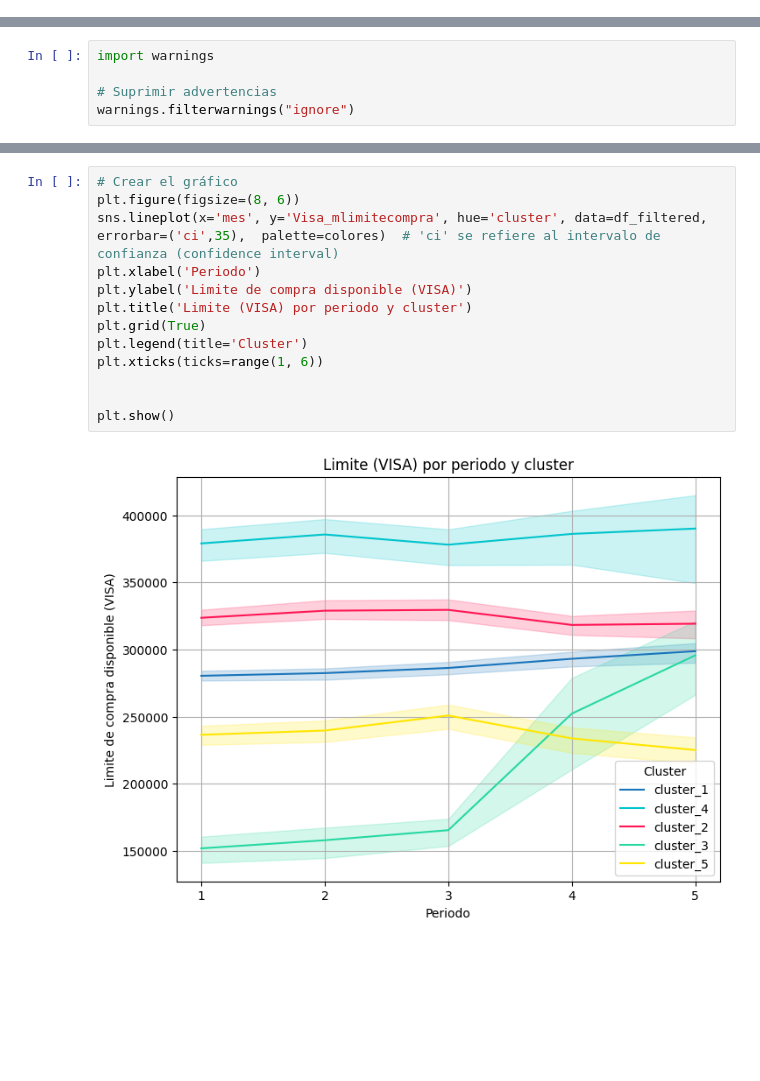
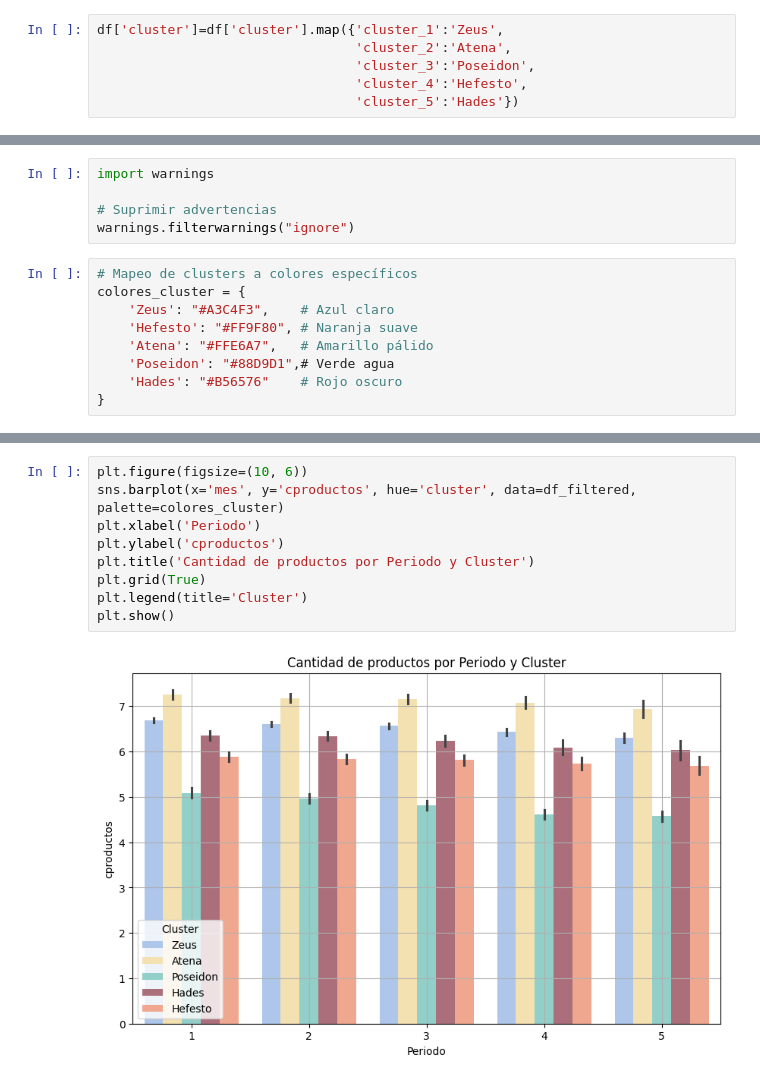
Before and after one commit to milagrosmirusta/dmeyf2024, a Jupyter notebook: Clustering.ipynb, the cells around one changed output, grey strips where cells are left out. Cells and saved outputs as stored; diff of their text form; blank space fills up the shorter version.

```diff
--- a/Clustering.ipynb
+++ b/Clustering.ipynb
@@ -57,6 +57,12 @@ df['cantidad_transacciones'] = df[variables_transacciones].sum(axis=1)
 df['top1_transacciones'] = df[variables_transacciones].idxmax(axis=1)
 df.loc[df['cantidad_transacciones'] == 0, 'top1_transacciones'] = 'ninguna'
 df['tarjeta_saldototal']=df['Visa_msaldototal']+df['Master_msaldototal']
+# %%
+df['cluster']=df['cluster'].map({'cluster_1':'Zeus',
+                                 'cluster_2':'Atena',
+                                 'cluster_3':'Poseidon',
+                                 'cluster_4':'Hefesto',
+                                 'cluster_5':'Hades'})
 # %%
 df_filtered = df[df['foto_mes'] <= 202105]
 # %% [markdown]
@@ -66,6 +72,15 @@ import warnings
 
 # Suprimir advertencias
 warnings.filterwarnings("ignore")
+# %%
+# Mapeo de clusters a colores específicos
+colores_cluster = {
+    'Zeus': "#A3C4F3",    # Azul claro
+    'Hefesto': "#FF9F80", # Naranja suave
+    'Atena': "#FFE6A7",   # Amarillo pálido
+    'Poseidon': "#88D9D1",# Verde agua
+    'Hades': "#B56576"    # Rojo oscuro
+}
 # %%
 # Contar la cantidad de registros por categoría en 'cluster'
 clusters_counts = df['cluster'].value_counts()
@@ -189,16 +369,12 @@ plt.show()
 # %%
-# Crear el gráfico
-plt.figure(figsize=(8, 6))
-sns.lineplot(x='mes', y='Visa_mlimitecompra', hue='cluster', data=df_filtered, errorbar=('ci',35),  palette=colores)  # 'ci' se refiere al intervalo de confianza (confidence interval)
+plt.figure(figsize=(10, 6))
+sns.barplot(x='mes', y='cproductos', hue='cluster', data=df_filtered, palette=colores_cluster)
 plt.xlabel('Periodo')
-plt.ylabel('Limite de compra disponible (VISA)')
-plt.title('Limite (VISA) por periodo y cluster')
+plt.ylabel('cproductos')
+plt.title('Cantidad de productos por Periodo y Cluster')
 plt.grid(True)
 plt.legend(title='Cluster')
-plt.xticks(ticks=range(1, 6))
-
-
 plt.show()
 # %% [output]
-[figure, old version]
+[figure, new version]
 # %%
```
Also changed, not shown: parts of 22 cells of this notebook.
